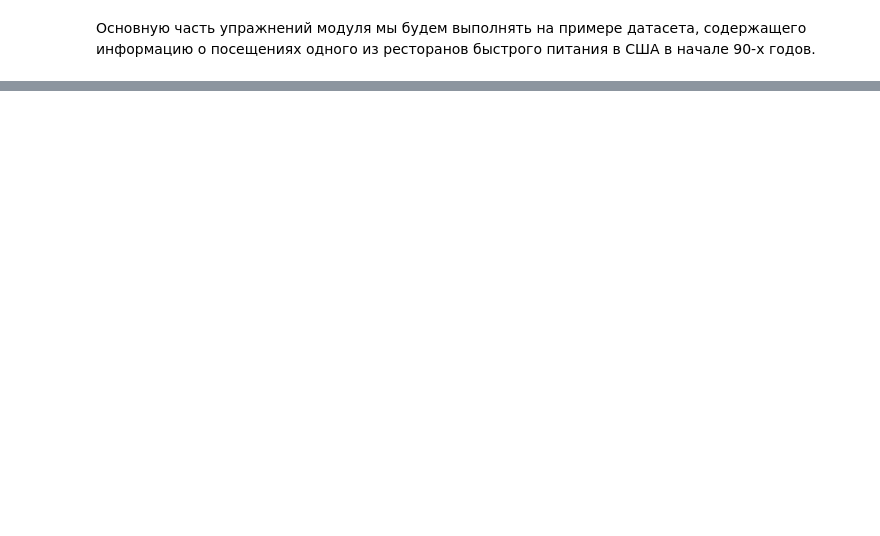
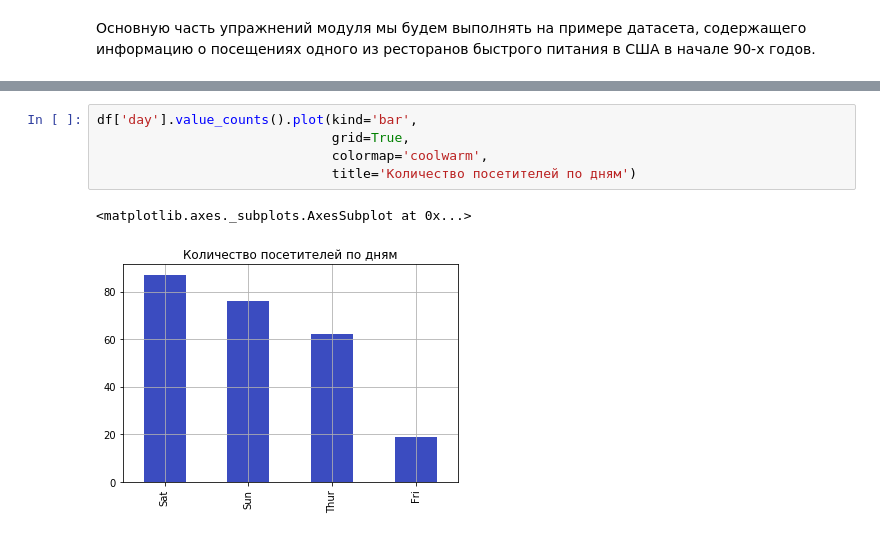
Before and after one commit to dm-fedorov/pandas_basic, a Jupyter notebook: кейсы по анализу данных/Визуализация.ipynb, the cells around one changed output, grey strips where cells are left out. Saved outputs shown, nothing was run; the diff lists cells and outputs as text; blank space fills up the shorter version.

```diff
--- a/кейсы по анализу данных/Визуализация.ipynb
+++ b/кейсы по анализу данных/Визуализация.ipynb
@@ -8,0 +58,8 @@ FileNotFoundError: [Errno 2] File tips.csv does not exist: 'tips.csv'
+# %%
+df['day'].value_counts().plot(kind='bar',
+                              grid=True,
+                              colormap='coolwarm',
+                              title='Количество посетителей по дням')
+# %% [output]
+<matplotlib.axes._subplots.AxesSubplot at 0x...>
+[figure, added]
```
Also changed, not shown: parts of 11 cells of this notebook, 1 other file.
